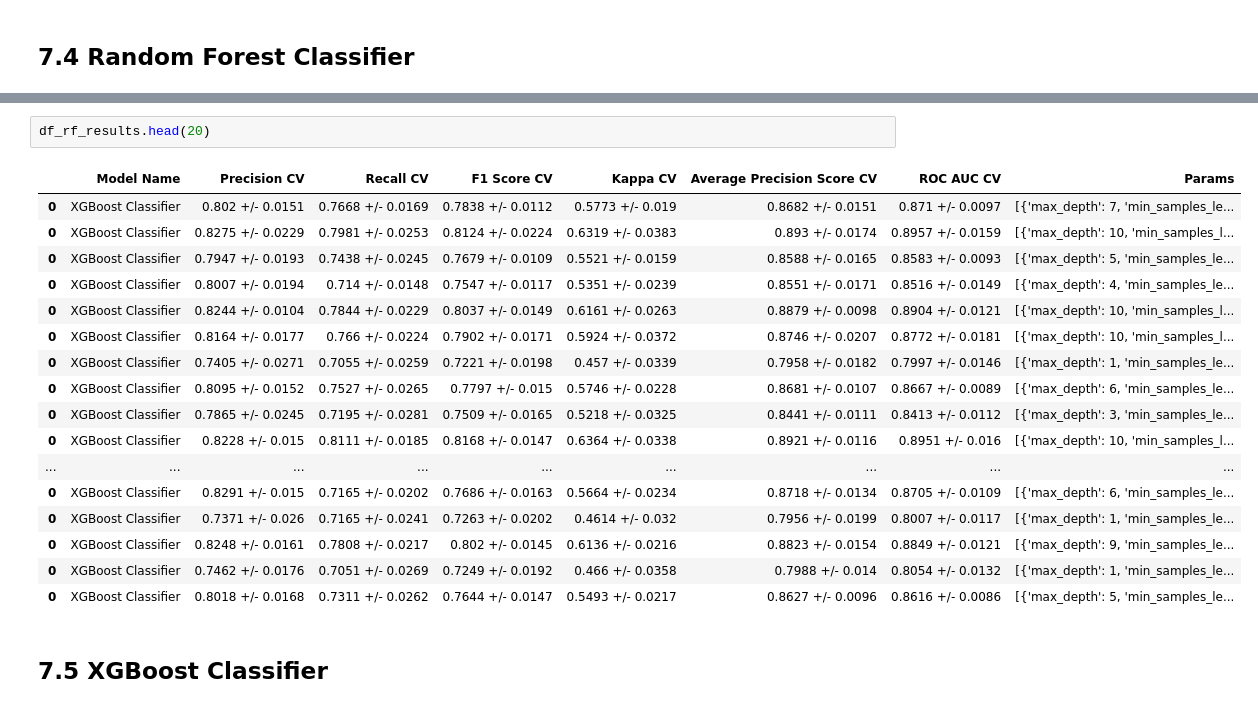
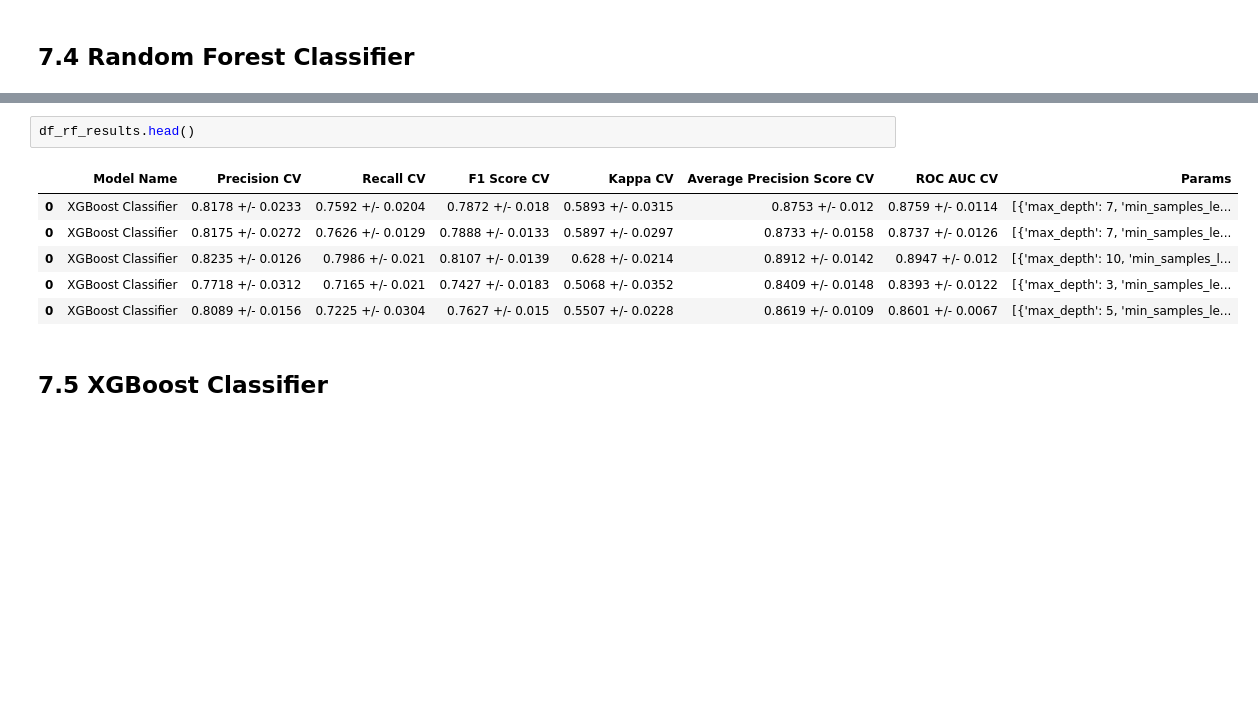
Before and after one commit to FabioCaffarello/Churn-Prediction-TopBank, a Jupyter notebook: 02-Notebooks/01-FirstCycleCRISP/10-WorkflowComplete.ipynb, the cells around one changed output, grey strips where cells are left out. Cells and saved outputs as stored; diff of their text form; blank space fills up the shorter version.

```diff
--- a/02-Notebooks/01-FirstCycleCRISP/10-WorkflowComplete.ipynb
+++ b/02-Notebooks/01-FirstCycleCRISP/10-WorkflowComplete.ipynb
@@ -1304,23 +1293,12 @@ result_rf
 # %%
-df_rf_results.head(20)
+df_rf_results.head()
 # %% [output]
 |  | Model Name | Precision CV | Recall CV | F1 Score CV | Kappa CV | Average Precision Score CV | ROC AUC CV | Params |
-| 0 | XGBoost Classifier | 0.802 +/- 0.0151 | 0.7668 +/- 0.0169 | 0.7838 +/- 0.0112 | 0.5773 +/- 0.019 | 0.8682 +/- 0.0151 | 0.871 +/- 0.0097 | [{'max_depth': 7, 'min_samples_le... |
-| 0 | XGBoost Classifier | 0.8275 +/- 0.0229 | 0.7981 +/- 0.0253 | 0.8124 +/- 0.0224 | 0.6319 +/- 0.0383 | 0.893 +/- 0.0174 | 0.8957 +/- 0.0159 | [{'max_depth': 10, 'min_samples_l... |
-| 0 | XGBoost Classifier | 0.7947 +/- 0.0193 | 0.7438 +/- 0.0245 | 0.7679 +/- 0.0109 | 0.5521 +/- 0.0159 | 0.8588 +/- 0.0165 | 0.8583 +/- 0.0093 | [{'max_depth': 5, 'min_samples_le... |
-| 0 | XGBoost Classifier | 0.8007 +/- 0.0194 | 0.714 +/- 0.0148 | 0.7547 +/- 0.0117 | 0.5351 +/- 0.0239 | 0.8551 +/- 0.0171 | 0.8516 +/- 0.0149 | [{'max_depth': 4, 'min_samples_le... |
-| 0 | XGBoost Classifier | 0.8244 +/- 0.0104 | 0.7844 +/- 0.0229 | 0.8037 +/- 0.0149 | 0.6161 +/- 0.0263 | 0.8879 +/- 0.0098 | 0.8904 +/- 0.0121 | [{'max_depth': 10, 'min_samples_l... |
-| 0 | XGBoost Classifier | 0.8164 +/- 0.0177 | 0.766 +/- 0.0224 | 0.7902 +/- 0.0171 | 0.5924 +/- 0.0372 | 0.8746 +/- 0.0207 | 0.8772 +/- 0.0181 | [{'max_depth': 10, 'min_samples_l... |
-| 0 | XGBoost Classifier | 0.7405 +/- 0.0271 | 0.7055 +/- 0.0259 | 0.7221 +/- 0.0198 | 0.457 +/- 0.0339 | 0.7958 +/- 0.0182 | 0.7997 +/- 0.0146 | [{'max_depth': 1, 'min_samples_le... |
-| 0 | XGBoost Classifier | 0.8095 +/- 0.0152 | 0.7527 +/- 0.0265 | 0.7797 +/- 0.015 | 0.5746 +/- 0.0228 | 0.8681 +/- 0.0107 | 0.8667 +/- 0.0089 | [{'max_depth': 6, 'min_samples_le... |
-| 0 | XGBoost Classifier | 0.7865 +/- 0.0245 | 0.7195 +/- 0.0281 | 0.7509 +/- 0.0165 | 0.5218 +/- 0.0325 | 0.8441 +/- 0.0111 | 0.8413 +/- 0.0112 | [{'max_depth': 3, 'min_samples_le... |
-| 0 | XGBoost Classifier | 0.8228 +/- 0.015 | 0.8111 +/- 0.0185 | 0.8168 +/- 0.0147 | 0.6364 +/- 0.0338 | 0.8921 +/- 0.0116 | 0.8951 +/- 0.016 | [{'max_depth': 10, 'min_samples_l... |
-| ... | ... | ... | ... | ... | ... | ... | ... | ... |
-| 0 | XGBoost Classifier | 0.8291 +/- 0.015 | 0.7165 +/- 0.0202 | 0.7686 +/- 0.0163 | 0.5664 +/- 0.0234 | 0.8718 +/- 0.0134 | 0.8705 +/- 0.0109 | [{'max_depth': 6, 'min_samples_le... |
-| 0 | XGBoost Classifier | 0.7371 +/- 0.026 | 0.7165 +/- 0.0241 | 0.7263 +/- 0.0202 | 0.4614 +/- 0.032 | 0.7956 +/- 0.0199 | 0.8007 +/- 0.0117 | [{'max_depth': 1, 'min_samples_le... |
-| 0 | XGBoost Classifier | 0.8248 +/- 0.0161 | 0.7808 +/- 0.0217 | 0.802 +/- 0.0145 | 0.6136 +/- 0.0216 | 0.8823 +/- 0.0154 | 0.8849 +/- 0.0121 | [{'max_depth': 9, 'min_samples_le... |
-| 0 | XGBoost Classifier | 0.7462 +/- 0.0176 | 0.7051 +/- 0.0269 | 0.7249 +/- 0.0192 | 0.466 +/- 0.0358 | 0.7988 +/- 0.014 | 0.8054 +/- 0.0132 | [{'max_depth': 1, 'min_samples_le... |
-| 0 | XGBoost Classifier | 0.8018 +/- 0.0168 | 0.7311 +/- 0.0262 | 0.7644 +/- 0.0147 | 0.5493 +/- 0.0217 | 0.8627 +/- 0.0096 | 0.8616 +/- 0.0086 | [{'max_depth': 5, 'min_samples_le... |
+| 0 | XGBoost Classifier | 0.8178 +/- 0.0233 | 0.7592 +/- 0.0204 | 0.7872 +/- 0.018 | 0.5893 +/- 0.0315 | 0.8753 +/- 0.012 | 0.8759 +/- 0.0114 | [{'max_depth': 7, 'min_samples_le... |
+| 0 | XGBoost Classifier | 0.8175 +/- 0.0272 | 0.7626 +/- 0.0129 | 0.7888 +/- 0.0133 | 0.5897 +/- 0.0297 | 0.8733 +/- 0.0158 | 0.8737 +/- 0.0126 | [{'max_depth': 7, 'min_samples_le... |
+| 0 | XGBoost Classifier | 0.8235 +/- 0.0126 | 0.7986 +/- 0.021 | 0.8107 +/- 0.0139 | 0.628 +/- 0.0214 | 0.8912 +/- 0.0142 | 0.8947 +/- 0.012 | [{'max_depth': 10, 'min_samples_l... |
+| 0 | XGBoost Classifier | 0.7718 +/- 0.0312 | 0.7165 +/- 0.021 | 0.7427 +/- 0.0183 | 0.5068 +/- 0.0352 | 0.8409 +/- 0.0148 | 0.8393 +/- 0.0122 | [{'max_depth': 3, 'min_samples_le... |
+| 0 | XGBoost Classifier | 0.8089 +/- 0.0156 | 0.7225 +/- 0.0304 | 0.7627 +/- 0.015 | 0.5507 +/- 0.0228 | 0.8619 +/- 0.0109 | 0.8601 +/- 0.0067 | [{'max_depth': 5, 'min_samples_le... |
 # %% [markdown]
 ## 7.5 XGBoost Classifier
 # %%
```
Also changed, not shown: parts of 34 cells of this notebook, 1 other file.
